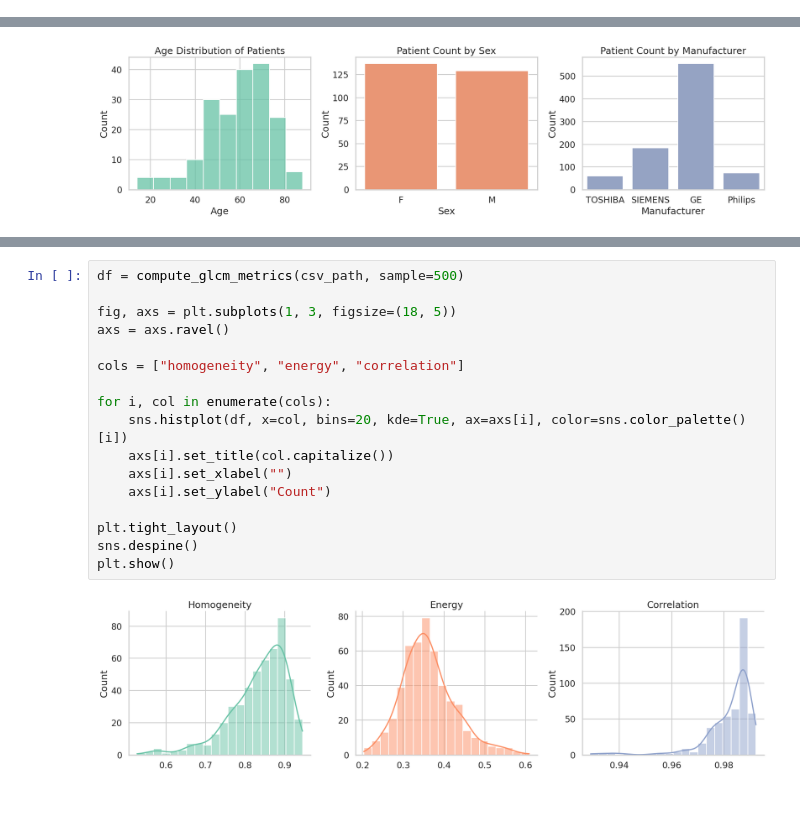
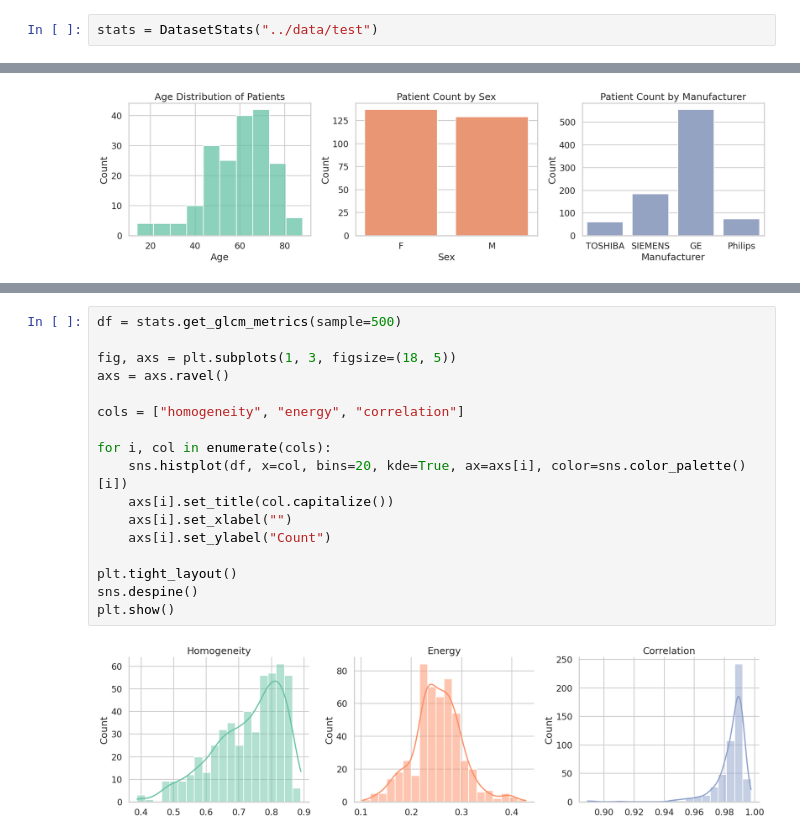
Before and after one commit to nkoranda97/capstone, a Jupyter notebook: notebooks/data_exploration.ipynb, the cells around one changed output, grey strips where cells are left out. Drawn from its saved outputs; the diff is of its cells as text; blank space fills up the shorter version.

```diff
--- a/notebooks/data_exploration.ipynb
+++ b/notebooks/data_exploration.ipynb
@@ -37,0 +39,2 @@ show_image(csv_path)
+# %%
+stats = DatasetStats("../data/test")
@@ -136,19 +147,19 @@ plt.show()
 # %%
-df = compute_glcm_metrics(csv_path, sample=500)
+df = stats.get_glcm_metrics(sample=500)
 
 fig, axs = plt.subplots(1, 3, figsize=(18, 5))
 axs = axs.ravel()
 
 cols = ["homogeneity", "energy", "correlation"]
 
 for i, col in enumerate(cols):
     sns.histplot(df, x=col, bins=20, kde=True, ax=axs[i], color=sns.color_palette()[i])
     axs[i].set_title(col.capitalize())
     axs[i].set_xlabel("")
     axs[i].set_ylabel("Count")
 
 plt.tight_layout()
 sns.despine()
 plt.show()
 # %% [output]
-[figure, old version]
+[figure, new version]
```
Also changed, not shown: parts of 12 cells of this notebook, 13 other files.
